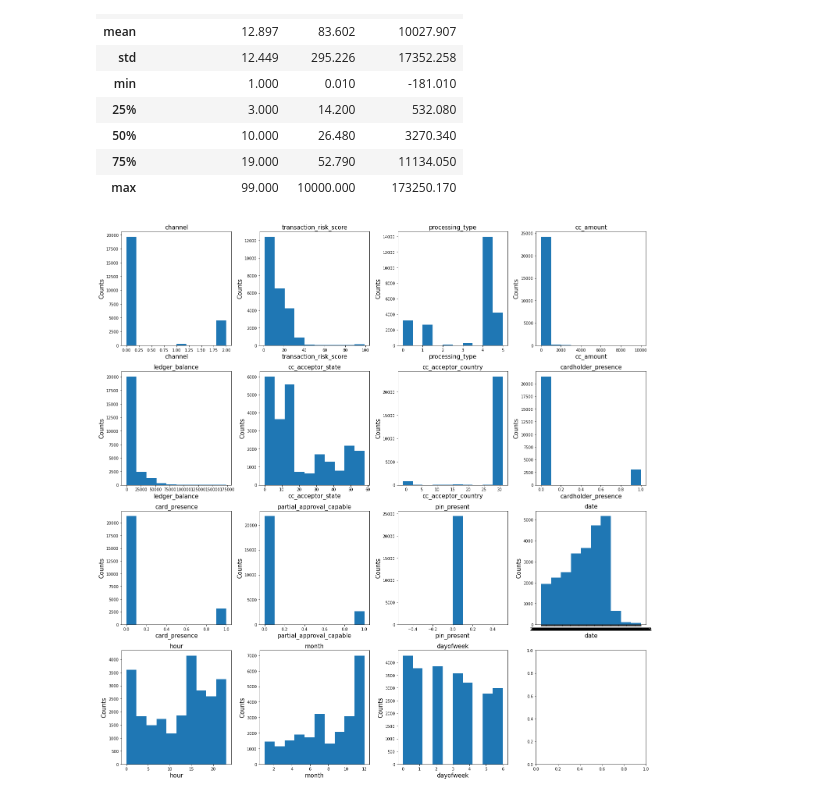
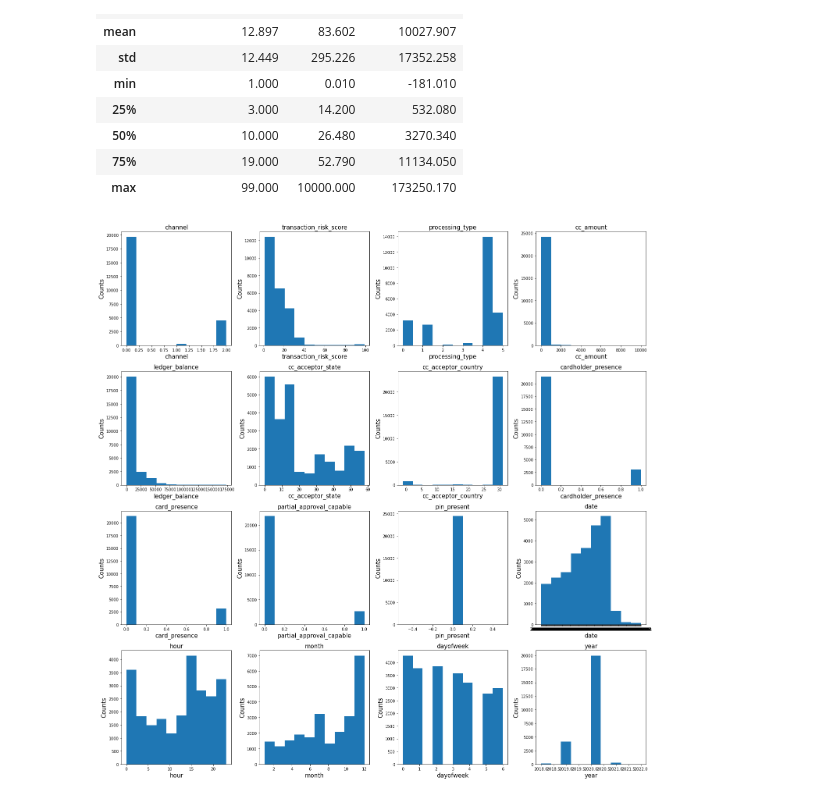
Before and after one commit to hungyichang19980105/Payability-project, a Jupyter notebook: Payability/EDA.ipynb, the cells around one changed output. Cells and saved outputs as stored; diff of their text form; code cells hidden in the pictures.

```diff
--- a/Payability/EDA.ipynb
+++ b/Payability/EDA.ipynb
@@ -33,6 +33,7 @@ df['user_transaction_time'] = pd.to_datetime(df['user_transaction_time'], errors
 df['hour'] = df['user_transaction_time'].dt.hour
 df['month'] = df['user_transaction_time'].dt.month
 df['dayofweek'] = df['user_transaction_time'].dt.dayofweek
+df['year'] = df['user_transaction_time'].dt.year
 
 # Fill in NA's
 df['transaction_risk_score'] = df['transaction_risk_score'].fillna(df['transaction_risk_score'].mean())
@@ -46,13 +47,14 @@ df['pin_present'] = df['pin_present'].fillna(False)
 
 # Change data types and encode cateogrical variables
 cat_cols = ['channel','processing_type','cc_acceptor_state','cc_acceptor_country','cardholder_presence','card_presence',
-           'partial_approval_capable','pin_present','hour','month','dayofweek']
+           'partial_approval_capable','pin_present','hour','month','dayofweek','year']
 print("Labels assigned to Categorical Variables\n")
 for c in cat_cols:
-    if c not in ['hour','month','dayofweek']:
+    if c not in ['hour','month','dayofweek','year']:
         d = dict(enumerate(df[c].astype('category').cat.categories))
         print(c + ": " + str(d)+"\n")
         df[c] = df[c].astype('category').cat.codes
+
     df[c] = df[c].astype('category')
 df['is_fraud'] = df['is_fraud'].astype('str')
 
@@ -158,21 +163,18 @@ df.describe().applymap(lambda x: f"{x:0.3f}")
 # %%
 # Univariate distributions of all variables
 var = [['channel', 'transaction_risk_score', 'processing_type', 'cc_amount'],
        ['ledger_balance', 'cc_acceptor_state', 'cc_acceptor_country','cardholder_presence'],
        ['card_presence', 'partial_approval_capable','pin_present', 'date'],
-       ['hour', 'month', 'dayofweek']]
+       ['hour', 'month', 'dayofweek','year']]
 
 fig, axs = plt.subplots(4, 4, figsize=(20,20))
 for r in range(4):
     for c in range(4):
-        if r == 3:
-            if c == 3:
-                break
         axs[r, c].hist(df[var[r][c]])
         axs[r, c].set_title(var[r][c], fontsize = 15)
         axs[r, c].set_xlabel(var[r][c], fontsize = 15)
         axs[r, c].set_ylabel('Counts', fontsize = 15)
 
 fig.tight_layout()
 # %% [output]
-[figure, old version]
+[figure, new version]
```
Also changed, not shown: parts of 7 cells of this notebook.
